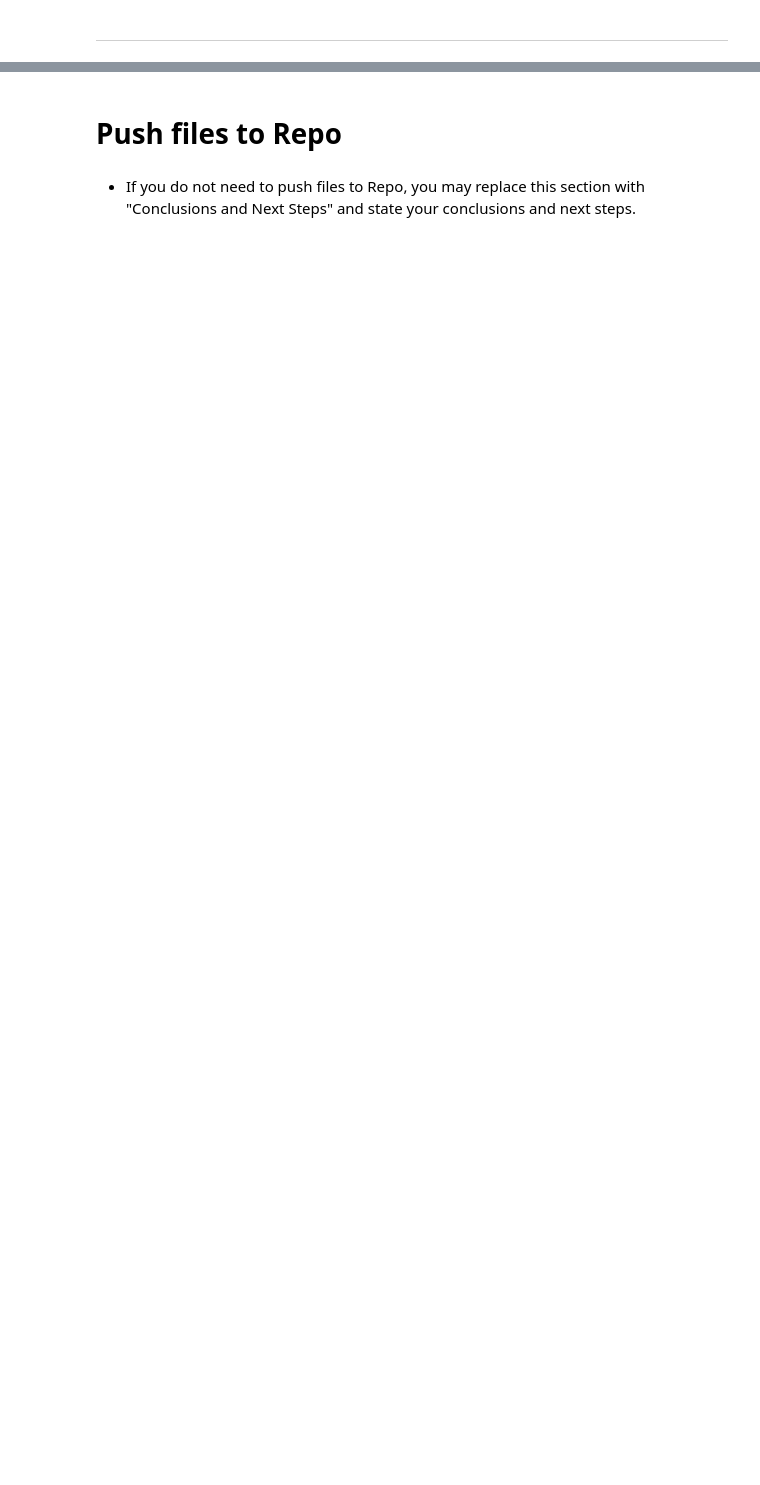
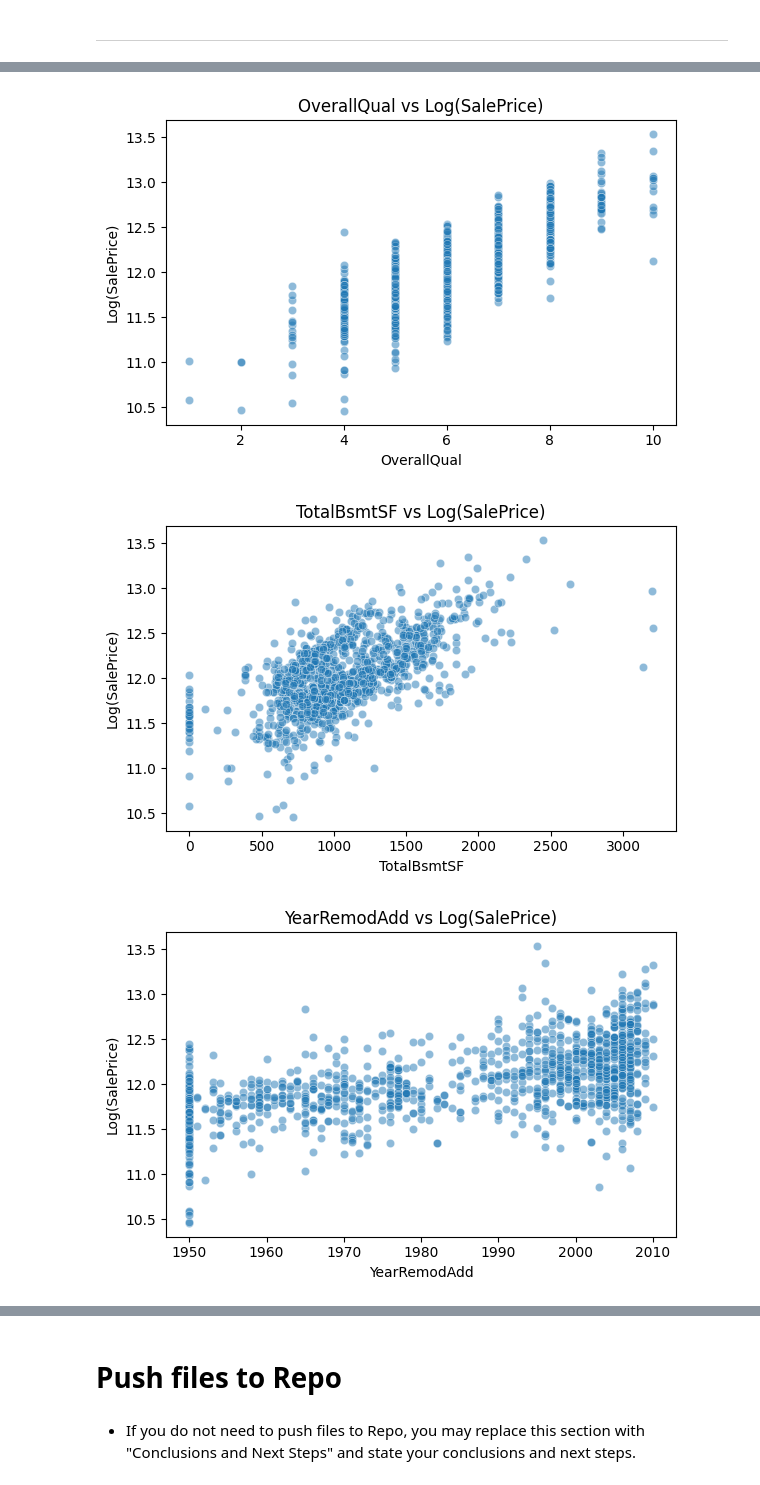
Before and after one commit to galindo89/heritage-housing-ml-pgz, a Jupyter notebook: jupyter_notebooks/05 - Modeling and Evaluation - Predict SalePrice.ipynb, the cells around one changed output, grey strips where cells are left out. Drawn from its saved outputs; the diff is of its cells as text; code cells hidden in the pictures; blank space fills up the shorter version.

```diff
--- a/jupyter_notebooks/05 - Modeling and Evaluation - Predict SalePrice.ipynb
+++ b/jupyter_notebooks/05 - Modeling and Evaluation - Predict SalePrice.ipynb
@@ -401,0 +538,10 @@ NOTE
+# %%
+refined_params_xgb = {
+    "XGBoost": {
+        "model__n_estimators": [80, 100, 120],
+        "model__max_depth": [2, 3, 4],
+        "model__learning_rate": [0.05, 0.1, 0.15],
+        "model__subsample": [0.8, 1.0],
+        "model__colsample_bytree": [0.8, 1.0]
+    }
+}
@@ -403,0 +715,27 @@ NOTE
+# %%
+import pandas as pd
+import seaborn as sns
+import matplotlib.pyplot as plt
+import numpy as np
+
+# Combine features and target into one DataFrame for plotting
+train_df = X_train.copy()
+train_df["SalePrice"] = y_train
+
+top_features = ['OverallQual', 'TotalBsmtSF', 'YearRemodAdd', 'GrLivArea']
+
+def plot_feature_vs_log_price(data, features):
+    for feature in features:
+        plt.figure(figsize=(6, 4))
+        sns.scatterplot(data=data, x=feature, y=np.log(data['SalePrice']), alpha=0.5)
+        plt.title(f"{feature} vs Log(SalePrice)")
+        plt.xlabel(feature)
+        plt.ylabel("Log(SalePrice)")
+        plt.tight_layout()
+        plt.show()
+
+plot_feature_vs_log_price(train_df, top_features)
+# %% [output]
+[figure, added]
+[figure, added]
+[figure, added]
```
Also changed, not shown: parts of 31 cells of this notebook.
